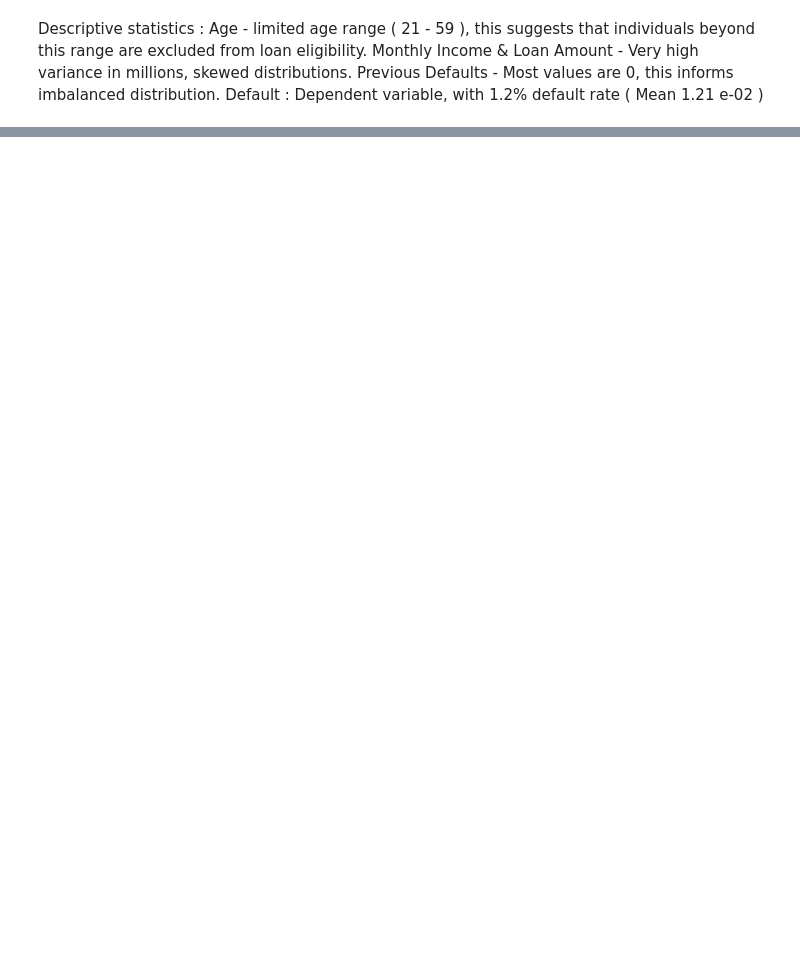
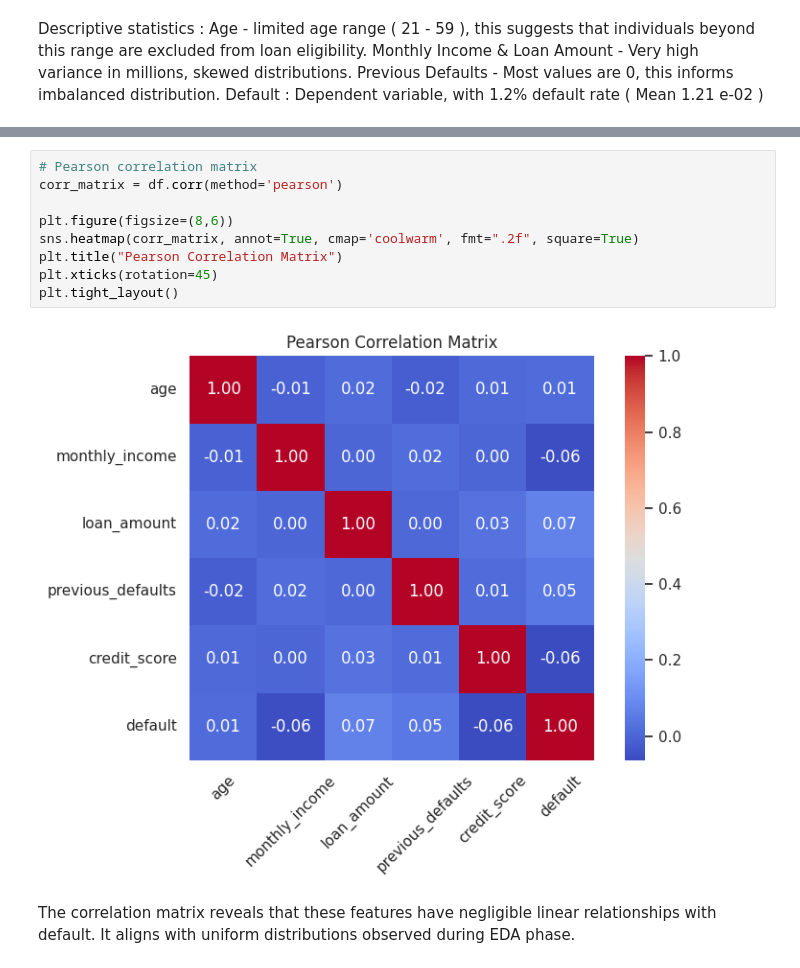
Before and after one commit to Alfredo2212/Talentport, a Jupyter notebook: notebooks/B_modeling.ipynb, the cells around one changed output, grey strips where cells are left out. Cells and saved outputs as stored; diff of their text form; blank space fills up the shorter version.

```diff
--- a/notebooks/B_modeling.ipynb
+++ b/notebooks/B_modeling.ipynb
@@ -84,0 +125,13 @@ Default : Dependent variable, with 1.2% default rate ( Mean 1.21 e-02 )
+# %%
+# Pearson correlation matrix
+corr_matrix = df.corr(method='pearson')
+
+plt.figure(figsize=(8,6))
+sns.heatmap(corr_matrix, annot=True, cmap='coolwarm', fmt=".2f", square=True)
+plt.title("Pearson Correlation Matrix")
+plt.xticks(rotation=45)
+plt.tight_layout()
+# %% [output]
+[figure, added]
+# %% [markdown]
+The correlation matrix reveals that these features have negligible linear relationships with default. It aligns with uniform distributions observed during EDA phase.
```
Also changed, not shown: parts of 7 cells of this notebook.
